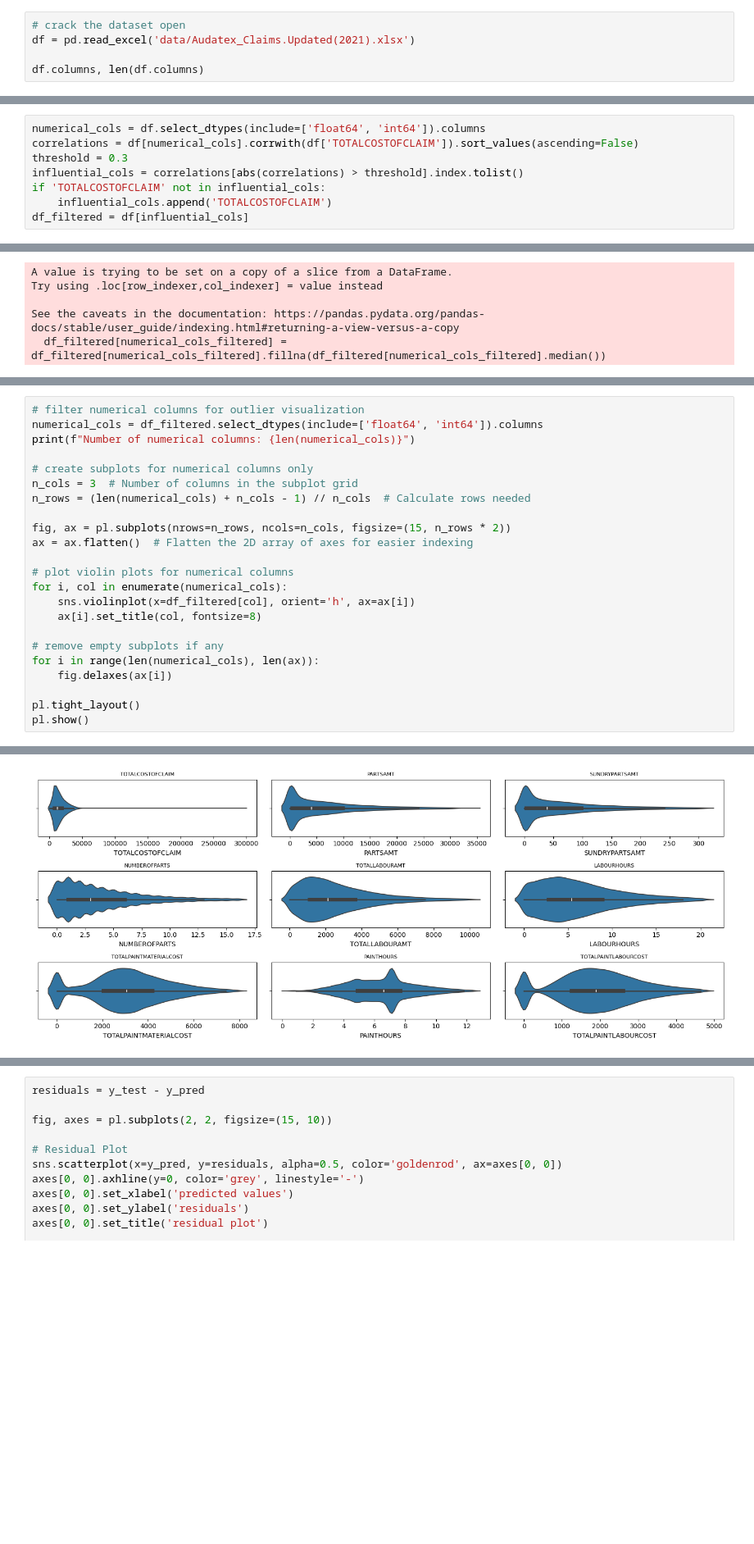
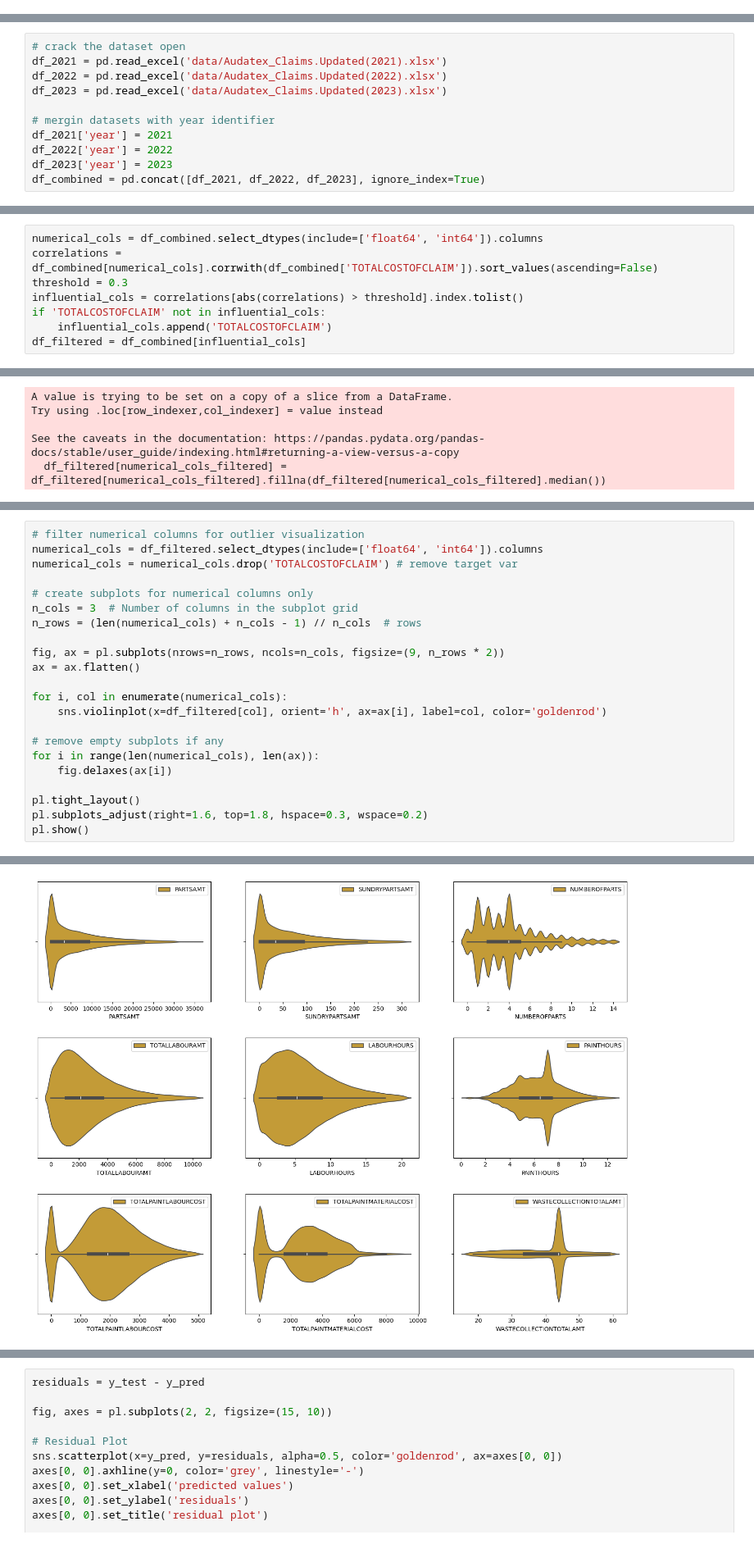
Before and after one commit to Catalyst365/machine-learning, a Jupyter notebook: regression_insurance_claims.ipynb, the cells around one changed output, grey strips where cells are left out. Shown at 82% size. Saved outputs shown, nothing was run; the diff lists cells and outputs as text; blank space fills up the shorter version.

```diff
--- a/regression_insurance_claims.ipynb
+++ b/regression_insurance_claims.ipynb
@@ -7,8 +7,3 @@ from sklearn.ensemble import RandomForestRegressor
 from sklearn.model_selection import train_test_split
 from sklearn.metrics import mean_squared_error, r2_score
 from sklearn.preprocessing import LabelEncoder, StandardScaler
-# %%
-# crack the dataset open
-df = pd.read_excel('data/Audatex_Claims.Updated(2021).xlsx')
-
-df.columns, len(df.columns)
@@ -30,2 +10,13 @@ df.columns, len(df.columns)
+# %%
+# crack the dataset open
+df_2021 = pd.read_excel('data/Audatex_Claims.Updated(2021).xlsx')
+df_2022 = pd.read_excel('data/Audatex_Claims.Updated(2022).xlsx')
+df_2023 = pd.read_excel('data/Audatex_Claims.Updated(2023).xlsx')
+
+# mergin datasets with year identifier
+df_2021['year'] = 2021
+df_2022['year'] = 2022
+df_2023['year'] = 2023
+df_combined = pd.concat([df_2021, df_2022, df_2023], ignore_index=True)
 # %%
 # basic exploration
@@ -141,11 +141,11 @@ Name: TOTALCOSTOFCLAIM, dtype: float64
 # %%
-numerical_cols = df.select_dtypes(include=['float64', 'int64']).columns
-correlations = df[numerical_cols].corrwith(df['TOTALCOSTOFCLAIM']).sort_values(ascending=False)
+numerical_cols = df_combined.select_dtypes(include=['float64', 'int64']).columns
+correlations = df_combined[numerical_cols].corrwith(df_combined['TOTALCOSTOFCLAIM']).sort_values(ascending=False)
 threshold = 0.3
 influential_cols = correlations[abs(correlations) > threshold].index.tolist()
 if 'TOTALCOSTOFCLAIM' not in influential_cols:
     influential_cols.append('TOTALCOSTOFCLAIM')
-df_filtered = df[influential_cols]
+df_filtered = df_combined[influential_cols]
 # %%
 # handle missing values
 numerical_cols_filtered = df_filtered.select_dtypes(include=['float64', 'int64']).columns.drop('TOTALCOSTOFCLAIM')
@@ -187,24 +188,23 @@ New dataset shape: (64098, 9)
 # %%
 # filter numerical columns for outlier visualization
 numerical_cols = df_filtered.select_dtypes(include=['float64', 'int64']).columns
-print(f"Number of numerical columns: {len(numerical_cols)}")
+numerical_cols = numerical_cols.drop('TOTALCOSTOFCLAIM') # remove target var
 
 # create subplots for numerical columns only
 n_cols = 3  # Number of columns in the subplot grid
-n_rows = (len(numerical_cols) + n_cols - 1) // n_cols  # Calculate rows needed
+n_rows = (len(numerical_cols) + n_cols - 1) // n_cols  # rows
 
-fig, ax = pl.subplots(nrows=n_rows, ncols=n_cols, figsize=(15, n_rows * 2))
-ax = ax.flatten()  # Flatten the 2D array of axes for easier indexing
+fig, ax = pl.subplots(nrows=n_rows, ncols=n_cols, figsize=(9, n_rows * 2))
+ax = ax.flatten()
 
-# plot violin plots for numerical columns
 for i, col in enumerate(numerical_cols):
-    sns.violinplot(x=df_filtered[col], orient='h', ax=ax[i])
-    ax[i].set_title(col, fontsize=8)
+    sns.violinplot(x=df_filtered[col], orient='h', ax=ax[i], label=col, color='goldenrod')
 
 # remove empty subplots if any
 for i in range(len(numerical_cols), len(ax)):
     fig.delaxes(ax[i])
 
 pl.tight_layout()
+pl.subplots_adjust(right=1.6, top=1.8, hspace=0.3, wspace=0.2)
 pl.show()
 # %% [output]
@@ -212 +211 @@ Number of numerical columns: 9
-[figure, old version]
+[figure, new version]
```
Also changed, not shown: parts of 12 cells of this notebook.
